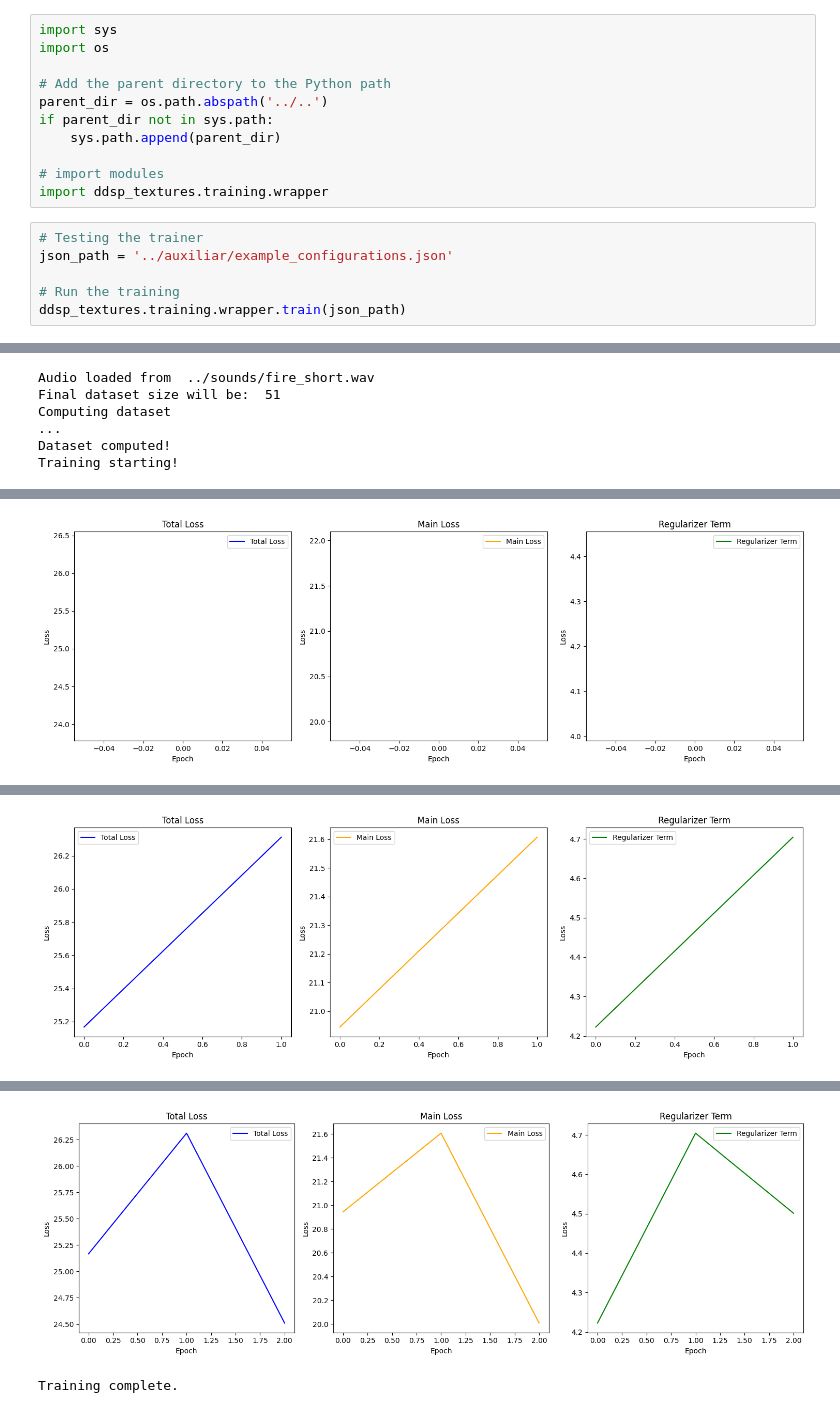
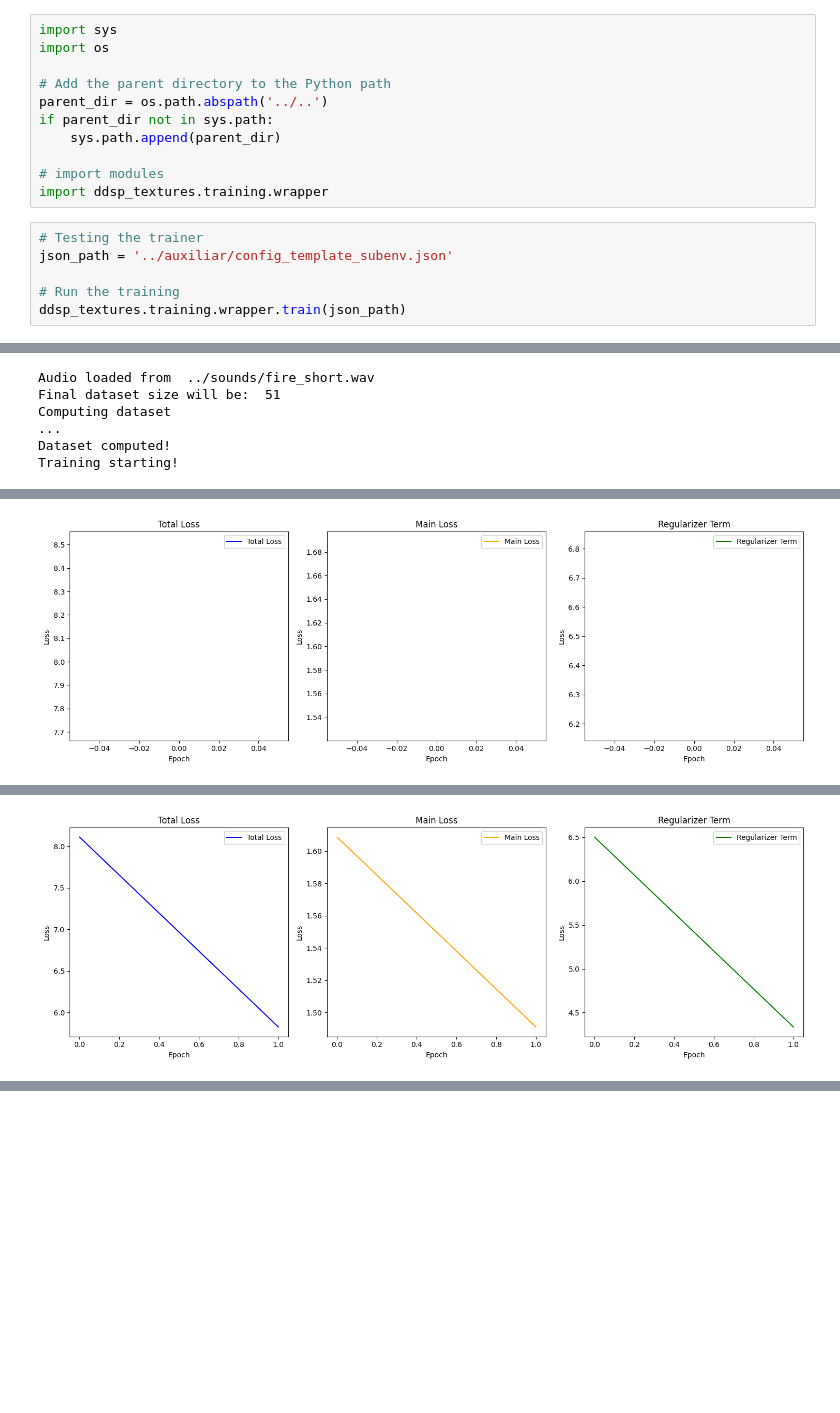
Before and after one commit to cordutie/ddsp_textures, a Jupyter notebook: training/wrapper_tester.ipynb, the cells around one changed output, grey strips where cells are left out. Drawn from its saved outputs; the diff is of its cells as text; blank space fills up the shorter version.

```diff
--- a/training/wrapper_tester.ipynb
+++ b/training/wrapper_tester.ipynb
@@ -11,7 +11,7 @@ if parent_dir not in sys.path:
 import ddsp_textures.training.wrapper
 # %%
 # Testing the trainer
-json_path = '../auxiliar/example_configurations.json'
+json_path = '../auxiliar/config_template_subenv.json'
 
 # Run the training
 ddsp_textures.training.wrapper.train(json_path)
@@ -43 +43 @@ Epoch [1/3], Loss: 25.1675, Main Loss: 20.9449, Regularizer: 4.2225
-[figure, old version]
+[figure, new version]
@@ -45 +45 @@ Epoch [2/3], Loss: 26.3116, Main Loss: 21.6071, Regularizer: 4.7045
-[figure, old version]
+[figure, new version]
@@ -47,2 +46,0 @@ Epoch [3/3], Loss: 24.5106, Main Loss: 20.0094, Regularizer: 4.5012
-[figure, removed]
-Training complete.
```
Also changed, not shown: parts of 2 cells of this notebook, 18 other files.
